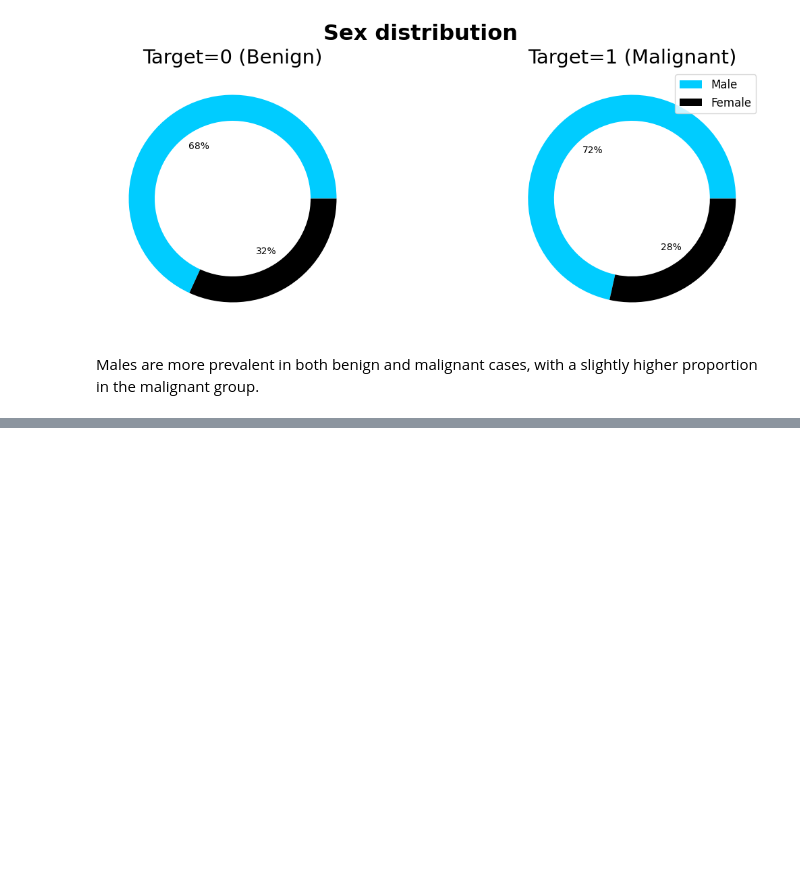
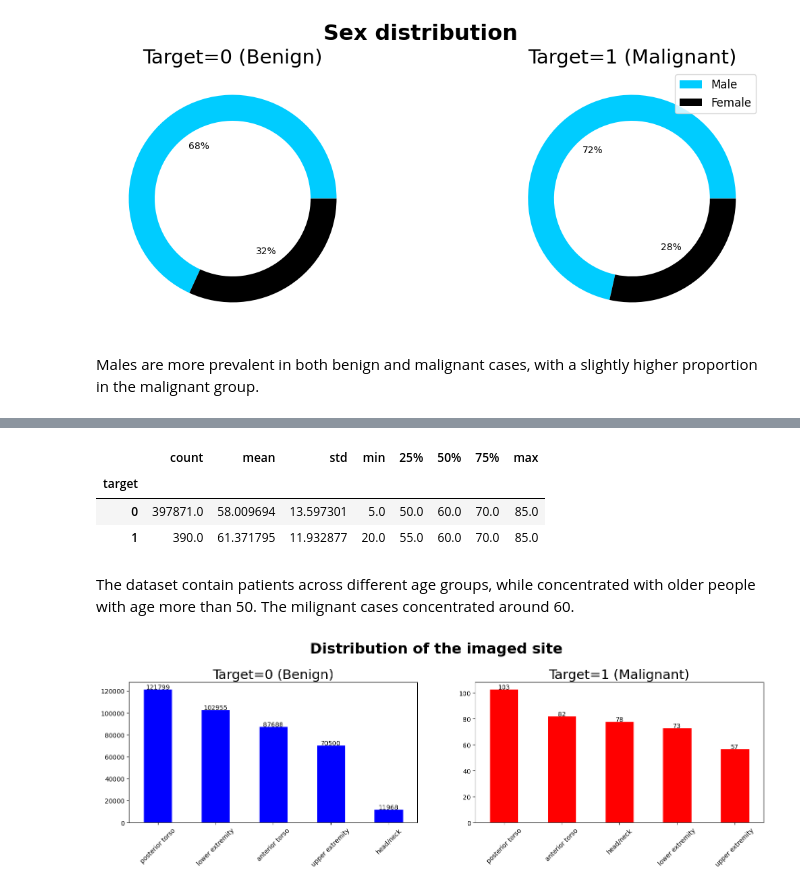
Before and after one commit to JinghanChen99/Kaggle-Skin-Cancer, a Jupyter notebook: load_data.ipynb, the cells around one changed output, grey strips where cells are left out. Saved outputs shown, nothing was run; the diff lists cells and outputs as text; code cells hidden in the pictures; blank space fills up the shorter version.

```diff
--- a/load_data.ipynb
+++ b/load_data.ipynb
@@ -244,0 +269,39 @@ Males are more prevalent in both benign and malignant cases, with a slightly hig
+# %%
+train_metadata.groupby('target')['age_approx'].describe()
+# %% [output]
+|  | count | mean | std | min | 25% | 50% | 75% | max |
+| target |  |  |  |  |  |  |  |  |
+| 0 | 397871.0 | 58.009694 | 13.597301 | 5.0 | 50.0 | 60.0 | 70.0 | 85.0 |
+| 1 | 390.0 | 61.371795 | 11.932877 | 20.0 | 55.0 | 60.0 | 70.0 | 85.0 |
+# %% [markdown]
+The dataset contain patients across different age groups, while concentrated with older people with age more than 50.
+The milignant cases concentrated around 60.
+# %%
+plt.figure(figsize = (18, 4))
+plt.suptitle("Distribution of the imaged site", fontsize=Title_size+2, fontweight='bold', y=1.1)
+
+def addlabels(x,y):
+    for i in range(len(x)):
+        plt.text(i,y[i],y[i], ha = 'center')
+
+plt.subplot(1,2, 1)
+train_metadata[train_metadata.target == 0].anatom_site_general.sort_values(ascending=False).value_counts().plot(kind='bar',
+                                                                                            color='blue', edgecolor='white')
+x = train_metadata[train_metadata.target == 0].anatom_site_general.sort_values(ascending=False).value_counts().index
+y = train_metadata[train_metadata.target == 0].anatom_site_general.sort_values(ascending=False).value_counts().values
+addlabels(x, y)
+plt.title(f'Target=0 (Benign)', color='black', fontsize=Title_size)
+plt.xticks(rotation=45)
+
+plt.subplot(1,2, 2)
+train_metadata[train_metadata.target == 1].anatom_site_general.sort_values(ascending=False).value_counts().plot(kind='bar',
+                                                                                            color='red', edgecolor='white')
+x = train_metadata[train_metadata.target == 1].anatom_site_general.sort_values(ascending=False).value_counts().index
+y = train_metadata[train_metadata.target == 1].anatom_site_general.sort_values(ascending=False).value_counts().values
+addlabels(x, y)
+plt.title(f'Target=1 (Malignant)', color='black', fontsize=Title_size)
+plt.xticks(rotation=45)
+
+plt.show()
+# %% [output]
+[figure, added]
```
Also changed, not shown: parts of 4 cells of this notebook.
